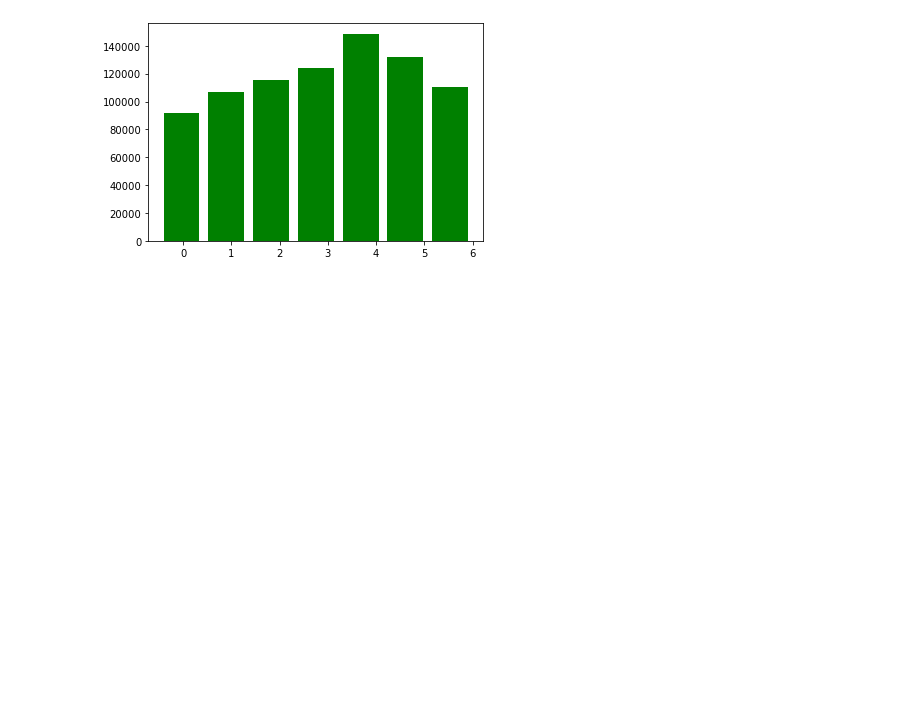
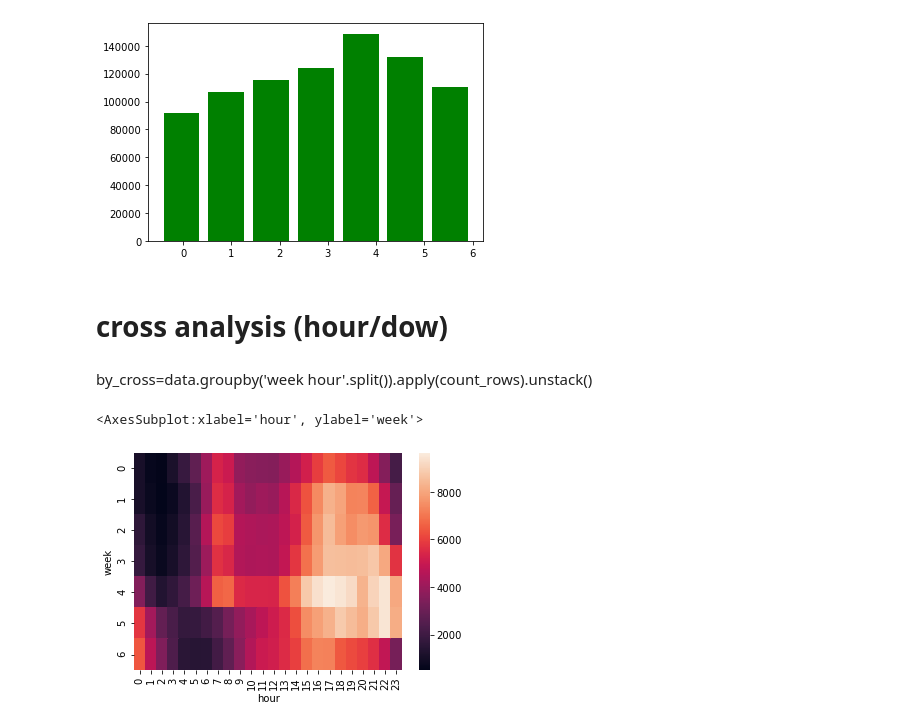
Before and after one commit to ShivamSainier/Uber-Data-Analysis, a Jupyter notebook: uber_data_analysis.ipynb, the cells around one changed output. Drawn from its saved outputs; the diff is of its cells as text; code cells hidden in the pictures; blank space fills up the shorter version.

Commit message:
apply cross analysis between hours and week and plot histogram of data['Lat']

```diff
--- a/uber_data_analysis.ipynb
+++ b/uber_data_analysis.ipynb
@@ -150,3 +150,12 @@ plt.hist(data.week,bins=7,range=(-.5,6),rwidth=0.8,color='green')
          4.14285714,  5.07142857,  6.        ]),
  <BarContainer object of 7 artists>)
 [figure]
+# %% [markdown]
+# cross analysis (hour/dow)
+# %% [markdown]
+by_cross=data.groupby('week hour'.split()).apply(count_rows).unstack()
+# %%
+se.heatmap(by_cross)
+# %% [output]
+<AxesSubplot:xlabel='hour', ylabel='week'>
+[figure, added]
```
Also changed, not shown: parts of 2 cells of this notebook.
